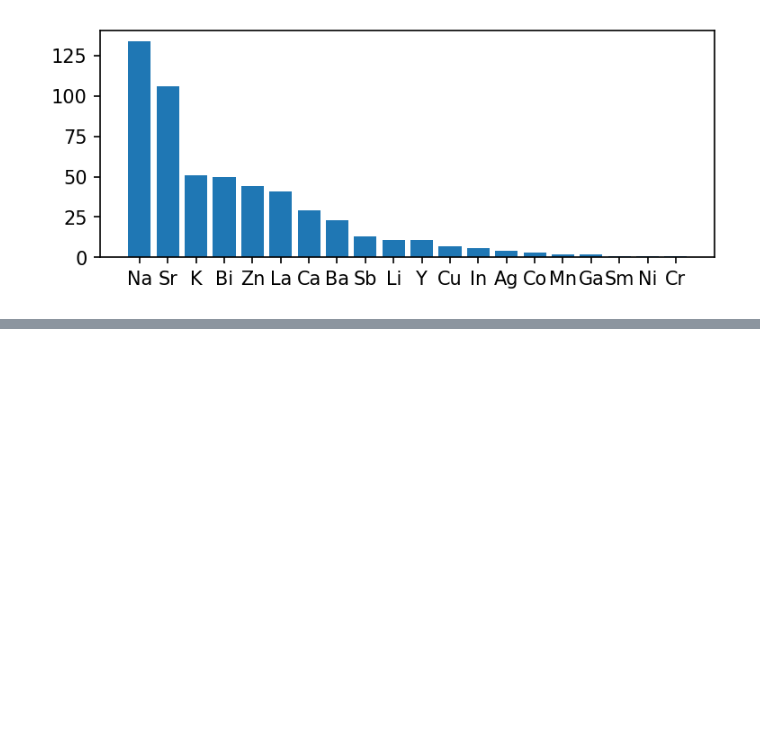
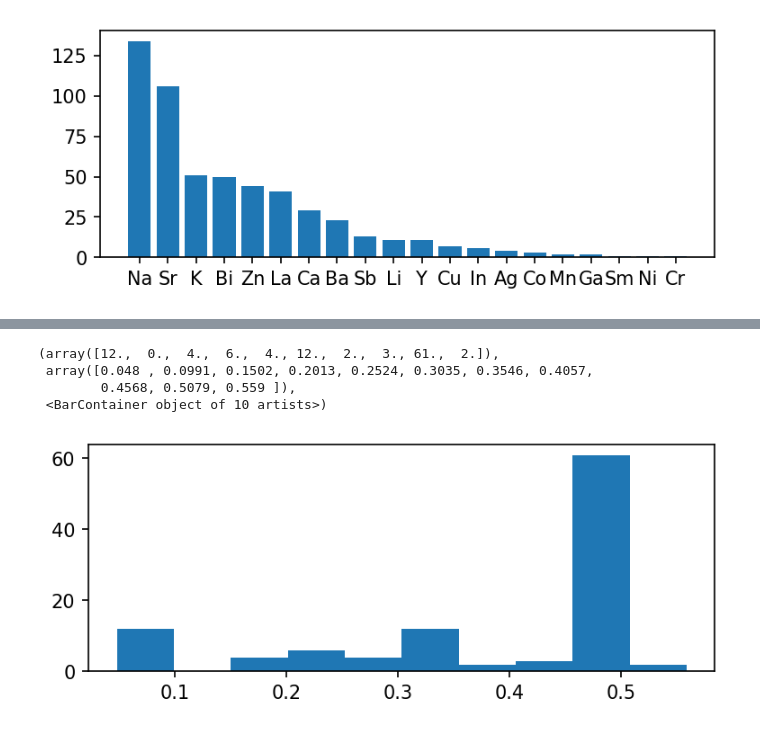
Before and after one commit to ShibataKenshin/Water_spliiting, a Jupyter notebook: water splitting perovskite.ipynb, the cells around one changed output, grey strips where cells are left out. Saved outputs shown, nothing was run; the diff lists cells and outputs as text; code cells hidden in the pictures; blank space fills up the shorter version.

```diff
--- a/water splitting perovskite.ipynb
+++ b/water splitting perovskite.ipynb
@@ -124,0 +194,15 @@ ax.bar(lis3, lis2, tick_label=lis1, align="center")
+# %%
+#set1 = set(list(df["A"]))
+#set2 = list(np.arange(len(set1)))
+#pd.DataFrame({"met" : list(set1)})
+df[df["A"] == "Sr"]["A mole"]
+fig, ax = subplots(1, 1, figsize = (5, 2), dpi = 150, constrained_layout = True)
+#bins = len(set(df['A mole'].dropna()))
+ax.hist(df[df["A"] == "Sr"]["A mole"])
+#df1[df1["A"] == "Sr" or df1["A1"] == "Sr" or df1["A2"] == "Sr"]
+# %% [output]
+(array([12.,  0.,  4.,  6.,  4., 12.,  2.,  3., 61.,  2.]),
+ array([0.048 , 0.0991, 0.1502, 0.2013, 0.2524, 0.3035, 0.3546, 0.4057,
+        0.4568, 0.5079, 0.559 ]),
+ <BarContainer object of 10 artists>)
+[figure, added]
```
Also changed, not shown: parts of 4 cells of this notebook.
